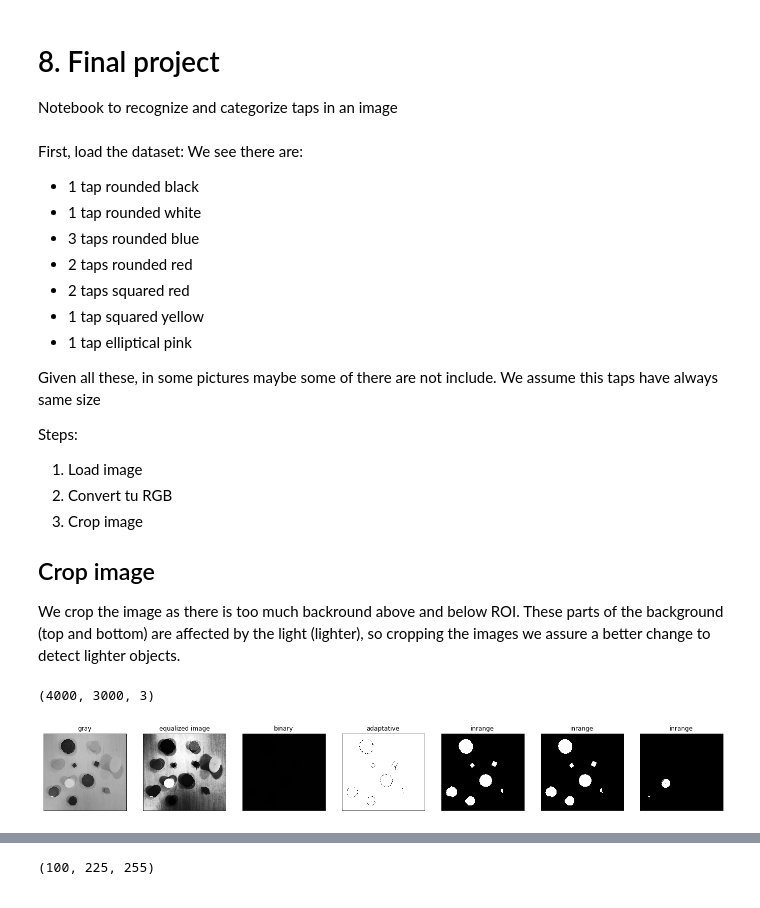
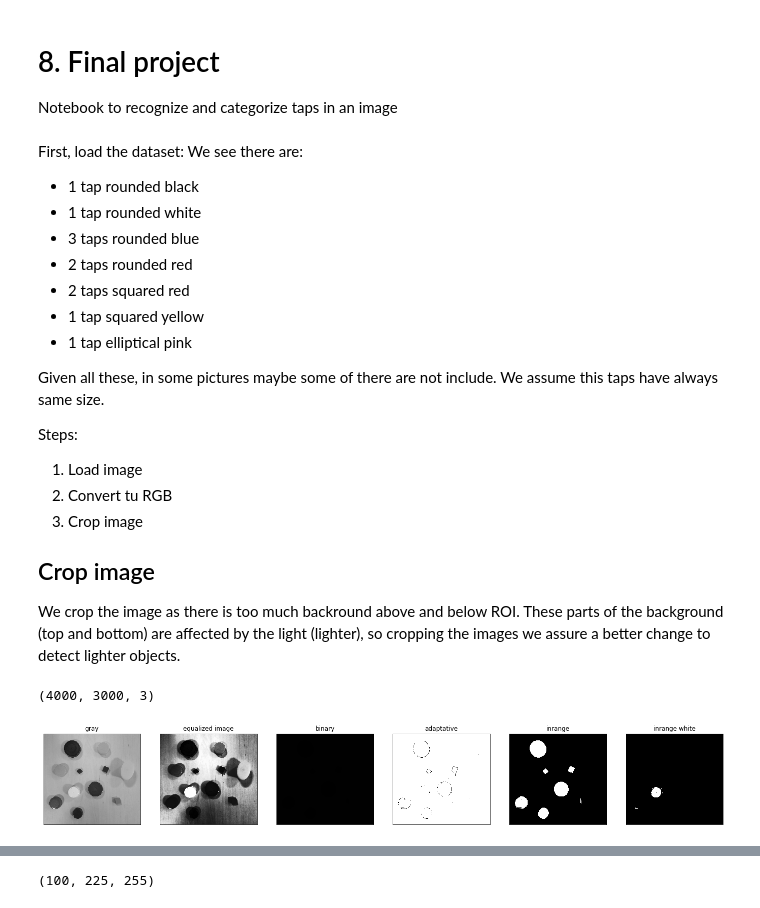
Before and after one commit to betegon/Artificial-Vision-guide, a Jupyter notebook: 8_Final_project.ipynb, the cells around one changed output, grey strips where cells are left out. Saved outputs shown, nothing was run; the diff lists cells and outputs as text; code cells hidden in the pictures.

```diff
--- a/8_Final_project.ipynb
+++ b/8_Final_project.ipynb
@@ -19,7 +19,7 @@ We see there are:
 * 1 tap  elliptical pink
 
 Given all these, in some pictures maybe some of there are not include.
-We assume this taps have always same size
+We assume this taps have always same size.
 
 
 
@@ -57,37 +57,38 @@ blurred = cv2.bilateralFilter(gray, 15, 75, 75)
 
 
 
+# contrast  (equalization)
+equal_image = cv2.equalizeHist(gray)
+
 th_binary = cv2.threshold(blurred, 100, 1, cv2.THRESH_BINARY)[1]
 th_adaptative = cv2.adaptiveThreshold(blurred, 255, cv2.ADAPTIVE_THRESH_GAUSSIAN_C, cv2.THRESH_BINARY, 11, 2)
-th_inrange = cv2.inRange(blurred, 0, 100)
+th_inrange = cv2.inRange(blurred, 0, 90)
 th_inrange_white = cv2.inRange(blurred, 200, 255)
 
 cv2.imwrite('11.jpg', gray)
 
 
 
 
 # contrast  (equalization)
 equal_image = cv2.equalizeHist(gray)
 
-fig, axes = plt.subplots(1, 7, figsize=(24,12))
+fig, axes = plt.subplots(1, 6, figsize=(24,12))
 axes[0].imshow(gray, cmap='gray',  vmin=0, vmax=255)
 axes[0].set_title('gray')
 axes[1].imshow(equal_image, cmap='gray', vmin=0, vmax=255)
 axes[1].set_title('equalized image')
 axes[2].imshow(th_binary, cmap='gray', vmin=0, vmax=255)
 axes[2].set_title('binary')
 axes[3].imshow(th_adaptative, cmap='gray', vmin=0, vmax=255)
 axes[3].set_title('adaptative')
 axes[4].imshow(th_inrange, cmap='gray', vmin=0, vmax=255)
 axes[4].set_title('inrange')
-axes[5].imshow(th_inrange, cmap='gray', vmin=0, vmax=255)
-axes[5].set_title('inrange')
-axes[6].imshow(th_inrange_white, cmap='gray', vmin=0, vmax=255)
-axes[6].set_title('inrange')
+axes[5].imshow(th_inrange_white, cmap='gray', vmin=0, vmax=255)
+axes[5].set_title('inrange white')
 for ax in axes:
     ax.set_xticks([])
     ax.set_yticks([])
 # %% [output]
 (4000, 3000, 3)
-[figure, old version]
+[figure, new version]
```
Also changed, not shown: parts of 2 cells of this notebook.
